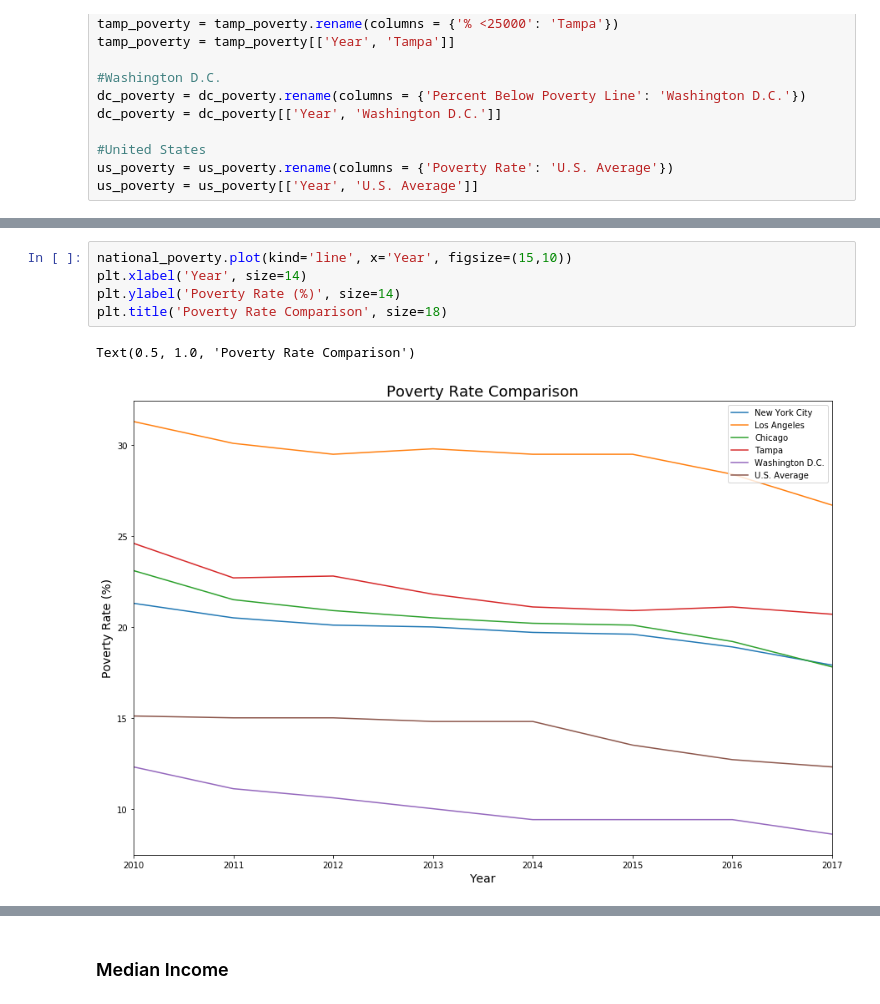
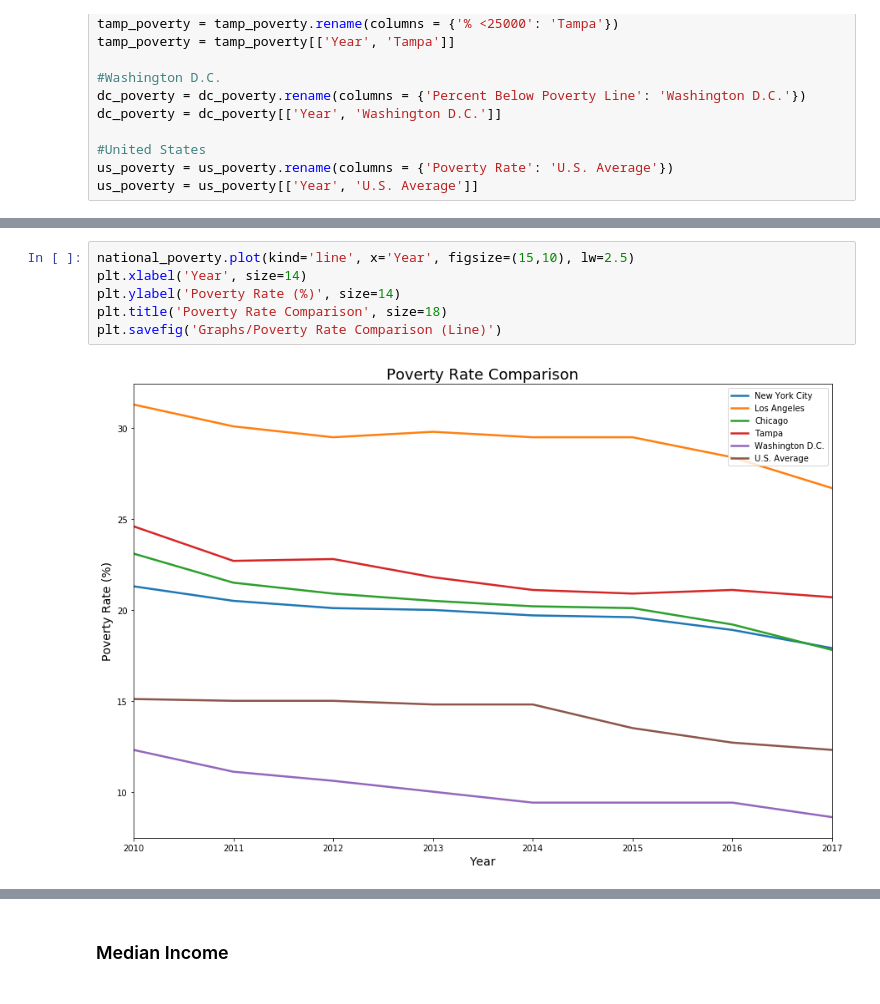
Before and after one commit to MikeAnderson89/National-Crime-Rate-Correlations, a Jupyter notebook: United States/National_Trial.ipynb, the cells around one changed output, grey strips where cells are left out. Cells and saved outputs as stored; diff of their text form.

Commit message:
Exported graphs to Graphs folder

```diff
--- a/United States/National_Trial.ipynb
+++ b/United States/National_Trial.ipynb
@@ -208,11 +206,11 @@ national_poverty
 # %%
-national_poverty.plot(kind='line', x='Year', figsize=(15,10))
+national_poverty.plot(kind='line', x='Year', figsize=(15,10), lw=2.5)
 plt.xlabel('Year', size=14)
 plt.ylabel('Poverty Rate (%)', size=14)
 plt.title('Poverty Rate Comparison', size=18)
+plt.savefig('Graphs/Poverty Rate Comparison (Line)')
 # %% [output]
-Text(0.5, 1.0, 'Poverty Rate Comparison')
-[figure, old version]
+[figure, new version]
 # %%
 national_poverty.plot(kind='bar', x='Year', figsize=(15,10))
 plt.xlabel('Year', size=14)
```
Also changed, not shown: parts of 15 cells of this notebook, 10 other files.
